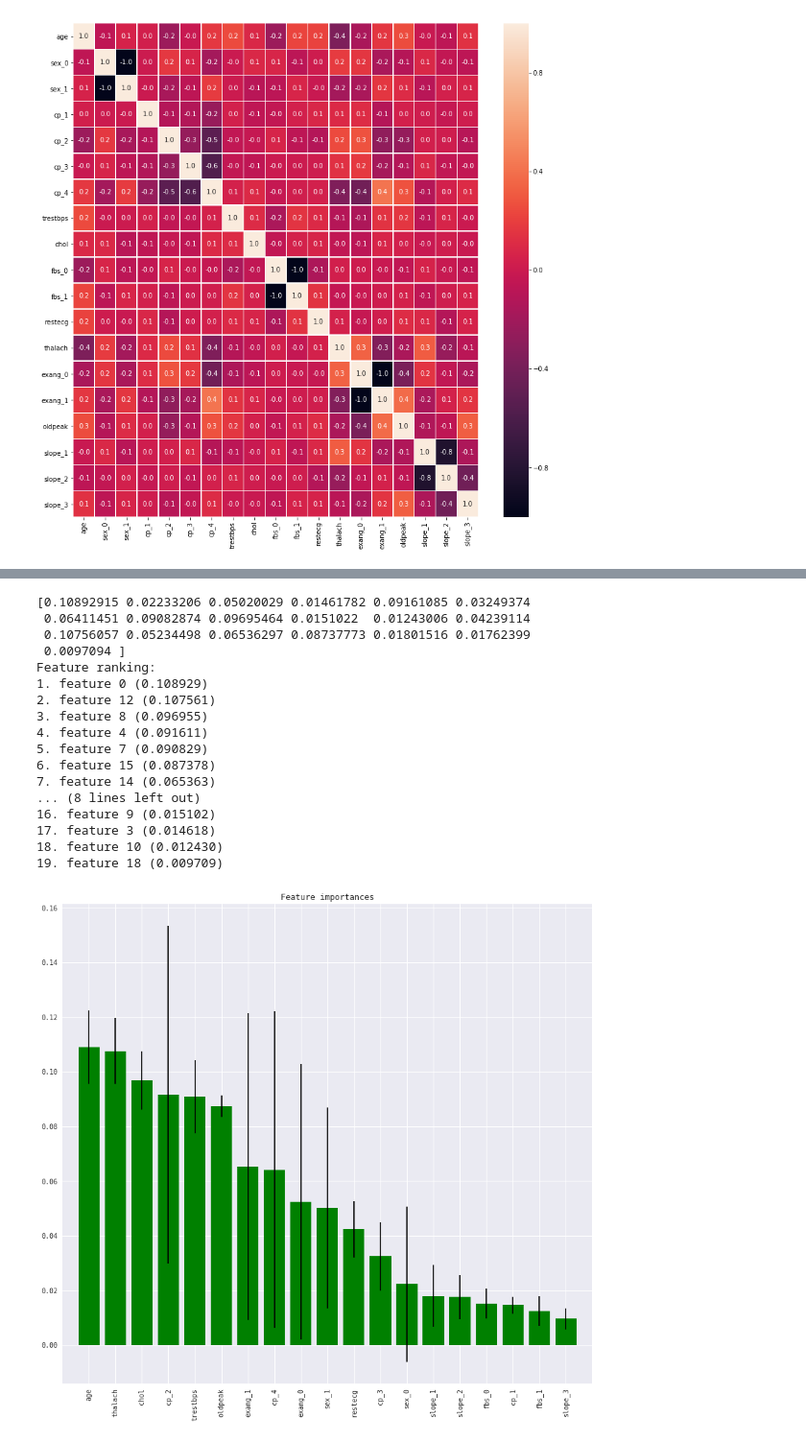
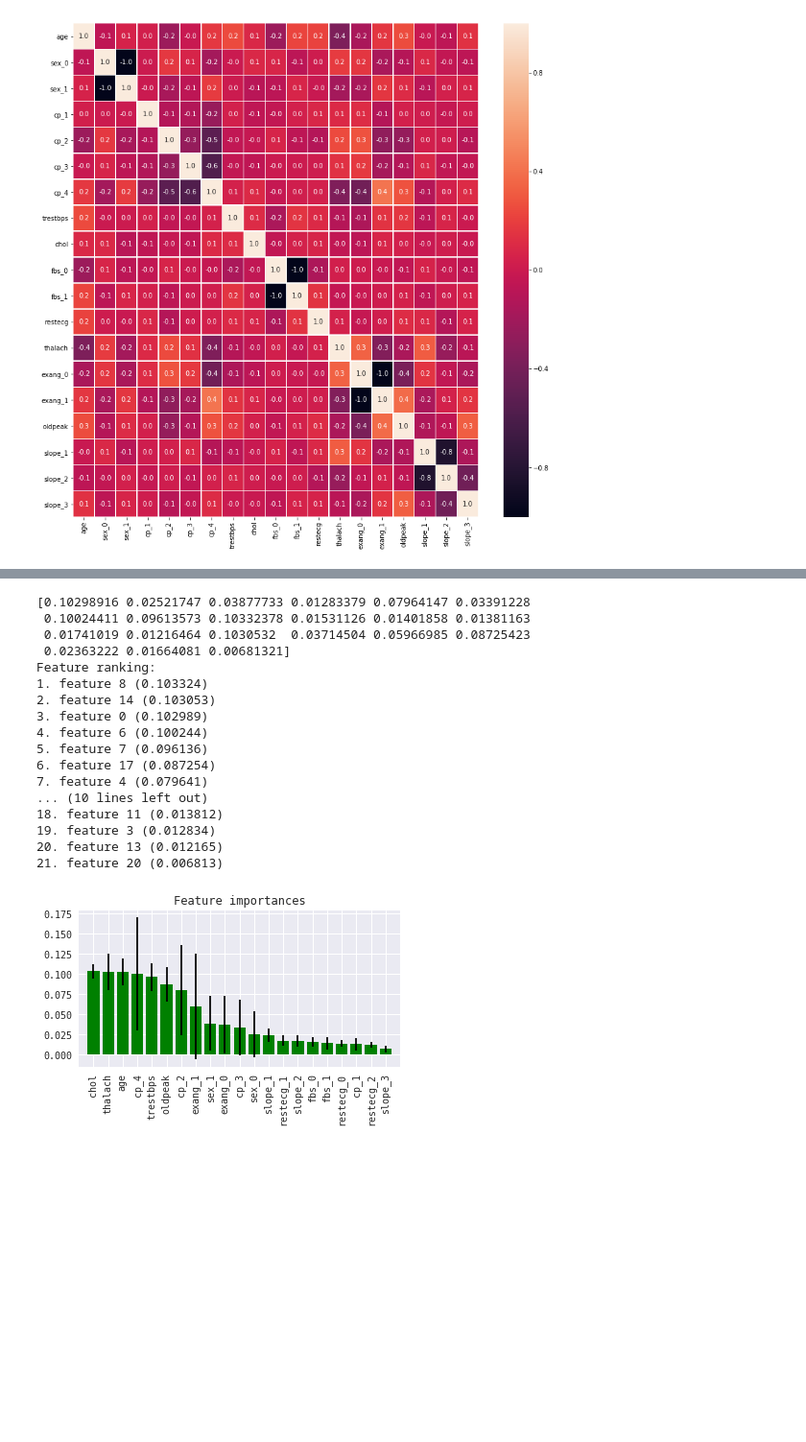
Before and after one commit to javierfs/MyMasterThesis, a Jupyter notebook: Feature_Selection_reduction.ipynb, the cells around one changed output, grey strips where cells are left out. Shown at 96% size. Cells and saved outputs as stored; diff of their text form; code cells hidden in the pictures; blank space fills up the shorter version.

```diff
--- a/Feature_Selection_reduction.ipynb
+++ b/Feature_Selection_reduction.ipynb
@@ -20,10 +20,8 @@ import seaborn as sns
 import matplotlib.pyplot as plt
 
 
-
-
-
-filename = 'df_imputed_scaled_OHE.pkl'
+#filename = 'df_imputed_scaled_OHE.pkl'
+filename = 'df_OHE_cat_continous_num_v1.pkl'
 df = pd.read_pickle(filename)
 
 X = df[df.columns[:-1]]
@@ -64,0 +135,4 @@ plt.show()
+# %%
+drop_list = ['age']
+
+X_new = X.drop(drop_list, axis=1)
@@ -64,0 +160,20 @@ plt.show()
+# %%
+X = X_new
+rfecv = RFECV(estimator=model_Linear_SVM, step=1, cv=kfold,scoring='accuracy')   #5-fold cross-validation
+rfecv = rfecv.fit(X, y)
+
+discarded_features = [x for x in np.asarray(X.columns) if x not in X.columns[rfecv.support_]]
+
+print('Optimal number of features :', rfecv.n_features_)
+print('Best features :', X.columns[rfecv.support_])
+print('Discarded  features :', discarded_features)
+print('Original features :', X.columns)
+
+
+
+
+plt.figure()
+plt.xlabel("Number of features selected")
+plt.ylabel("Cross validation score \n of number of selected features")
+plt.plot(range(1, len(rfecv.grid_scores_) + 1), rfecv.grid_scores_)
+plt.show()
@@ -249,46 +383,46 @@ Text(0,0.5,'explained_variance_ratio_')
 # %%
 # fit an Extra Trees model to the data
 model = ExtraTreesClassifier()
 model.fit(X, y)
 # display the relative importance of each attribute
 print(model.feature_importances_)
 
 importances = model.feature_importances_
 std = np.std([tree.feature_importances_ for tree in model.estimators_],
              axis=0)
 indices = np.argsort(importances)[::-1]
 
 # Print the feature ranking
 print("Feature ranking:")
 
 for f in range(X.shape[1]):
     print("%d. feature %d (%f)" % (f + 1, indices[f], importances[indices[f]]))
 
 # Plot the feature importances of the forest
 
-plt.figure(1, figsize=(14, 13))
+plt.figure(1, figsize=(6, 3))
 plt.title("Feature importances")
 plt.bar(range(X.shape[1]), importances[indices],
        color="g", yerr=std[indices], align="center")
 plt.xticks(range(X.shape[1]), X.columns[indices],rotation=90)
 plt.xlim([-1, X.shape[1]])
 plt.show()
 # %% [output]
-[0.10892915 0.02233206 0.05020029 0.01461782 0.09161085 0.03249374
- 0.06411451 0.09082874 0.09695464 0.0151022  0.01243006 0.04239114
- 0.10756057 0.05234498 0.06536297 0.08737773 0.01801516 0.01762399
- 0.0097094 ]
+[0.10298916 0.02521747 0.03877733 0.01283379 0.07964147 0.03391228
+ 0.10024411 0.09613573 0.10332378 0.01531126 0.01401858 0.01381163
+ 0.01741019 0.01216464 0.1030532  0.03714504 0.05966985 0.08725423
+ 0.02363222 0.01664081 0.00681321]
 Feature ranking:
-1. feature 0 (0.108929)
-2. feature 12 (0.107561)
-3. feature 8 (0.096955)
-4. feature 4 (0.091611)
-5. feature 7 (0.090829)
-6. feature 15 (0.087378)
-7. feature 14 (0.065363)
-... (8 lines left out)
-16. feature 9 (0.015102)
-17. feature 3 (0.014618)
-18. feature 10 (0.012430)
-19. feature 18 (0.009709)
+1. feature 8 (0.103324)
+2. feature 14 (0.103053)
+3. feature 0 (0.102989)
+4. feature 6 (0.100244)
+5. feature 7 (0.096136)
+6. feature 17 (0.087254)
+7. feature 4 (0.079641)
+... (10 lines left out)
+18. feature 11 (0.013812)
+19. feature 3 (0.012834)
+20. feature 13 (0.012165)
+21. feature 20 (0.006813)
-[figure, old version]
+[figure, new version]
```
Also changed, not shown: parts of 15 cells of this notebook, 26 other files.
